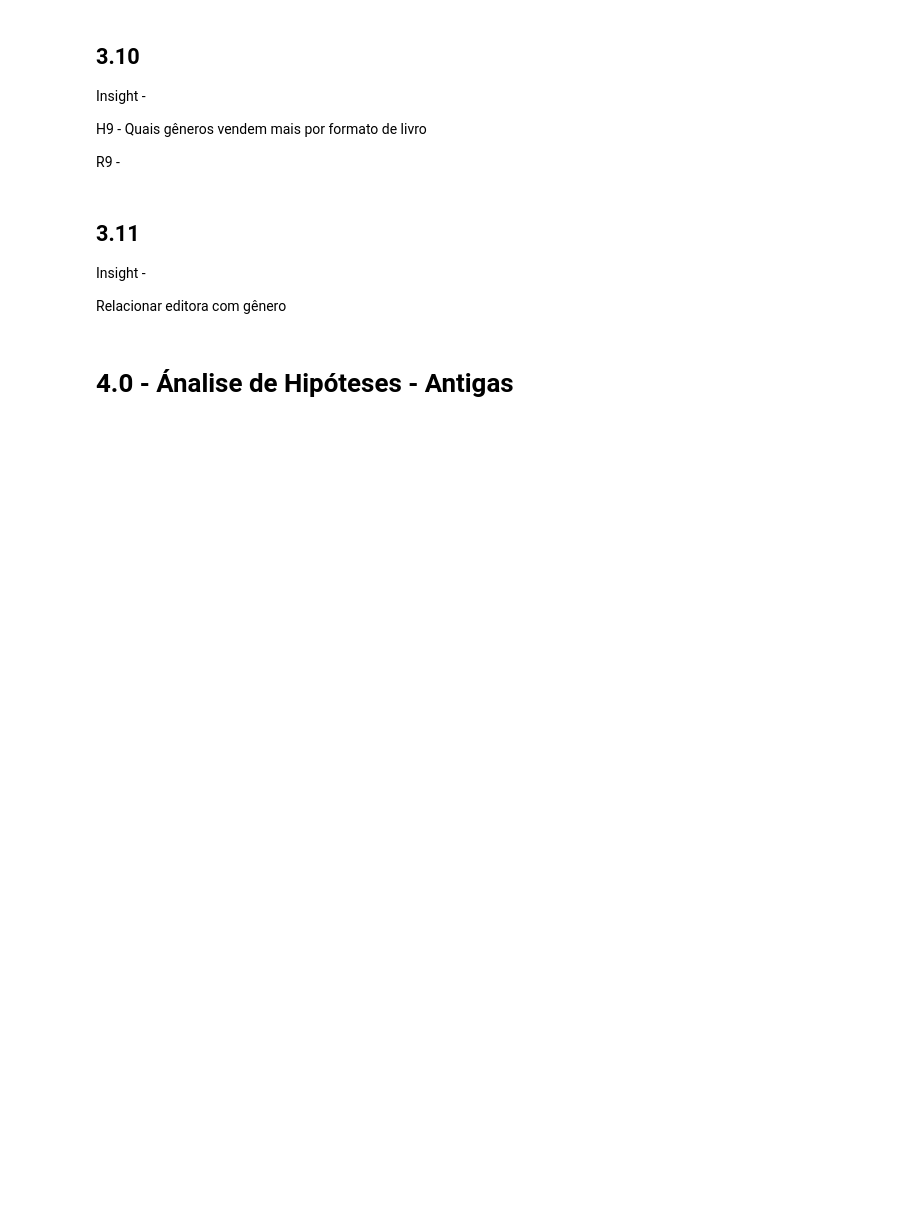
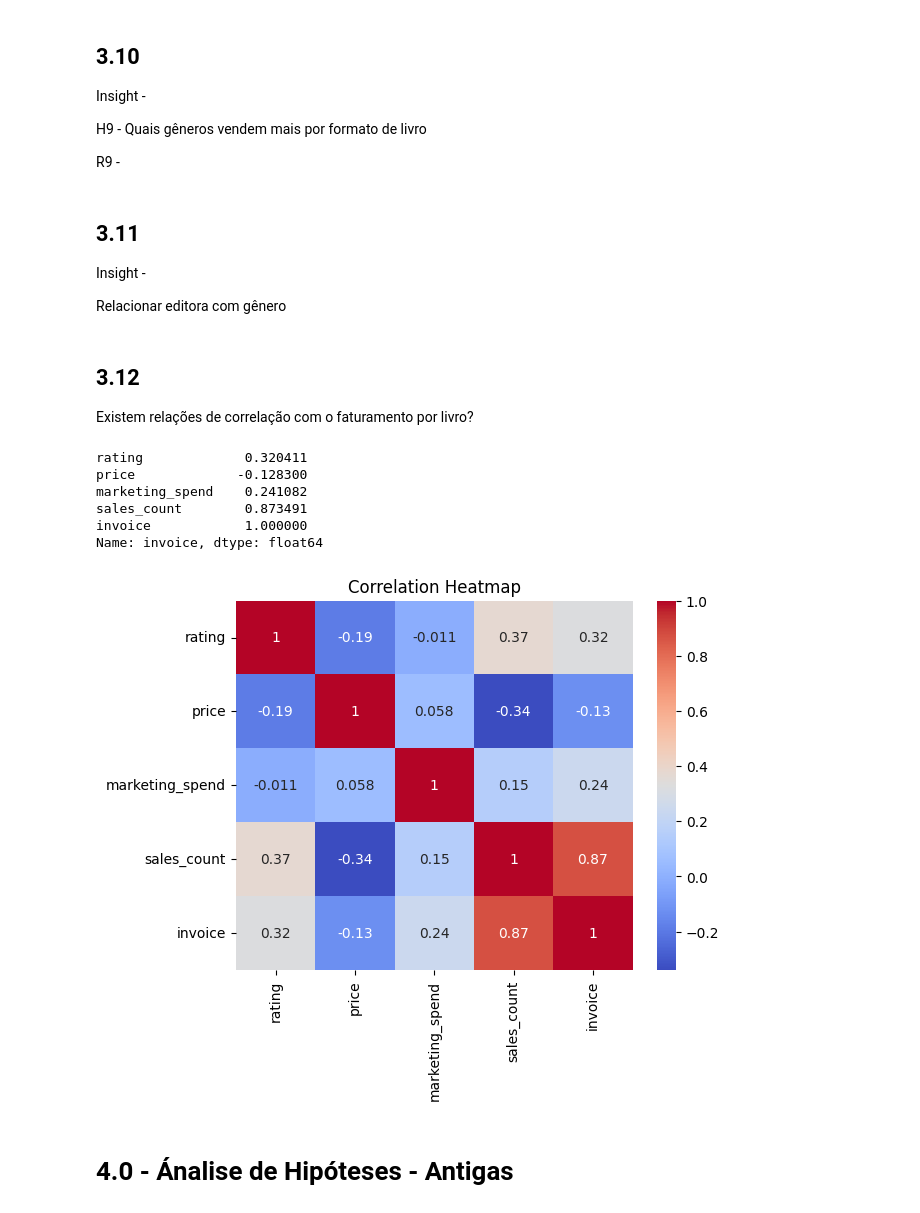
Before and after one commit to caiofmsantos/cds-hackday9, a Jupyter notebook: hackday9-bi _v3.ipynb, the cells around one changed output. Cells and saved outputs as stored; diff of their text form; code cells hidden in the pictures; blank space fills up the shorter version.

```diff
--- a/hackday9-bi _v3.ipynb
+++ b/hackday9-bi _v3.ipynb
@@ -556,3 +586,31 @@ R9 -
 Insight -
 
 Relacionar editora com gênero
+# %% [markdown]
+## 3.12
+
+Existem relações de correlação com o faturamento por livro?
+# %%
+# Select numerical columns
+numerical_cols = ['rating', 'price', 'marketing_spend', 'sales_count', 'invoice']
+
+# Calculate correlation
+correlation_matrix = df[numerical_cols].corr(method='pearson')
+
+print(correlation_matrix['invoice'])
+# %% [output]
+rating             0.320411
+price             -0.128300
+marketing_spend    0.241082
+sales_count        0.873491
+invoice            1.000000
+Name: invoice, dtype: float64
+# %%
+import seaborn as sns
+import matplotlib.pyplot as plt
+
+sns.heatmap(correlation_matrix, annot=True, cmap='coolwarm')
+plt.title('Correlation Heatmap')
+plt.show()
+# %% [output]
+[figure, added]
```
Also changed, not shown: parts of 3 cells of this notebook.
